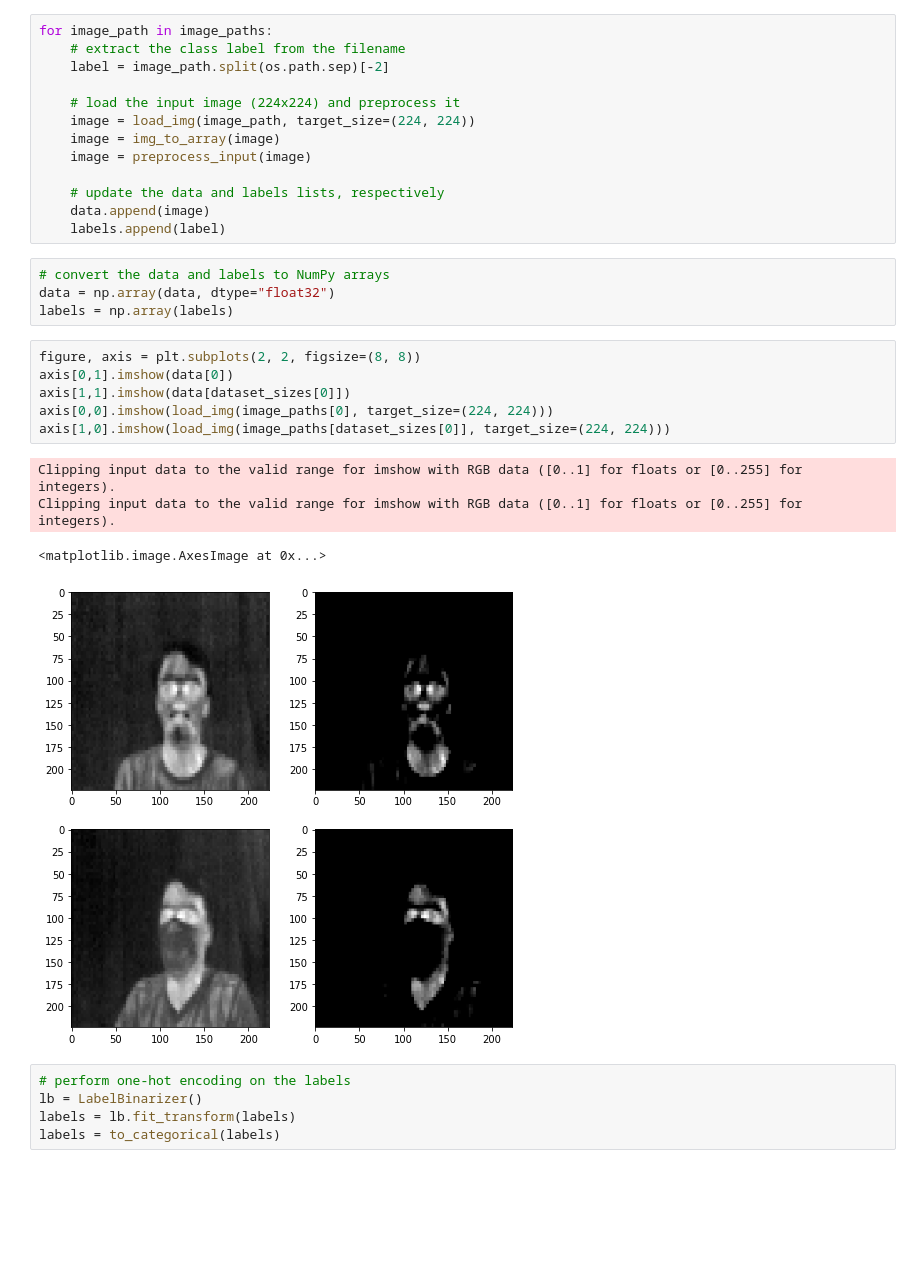
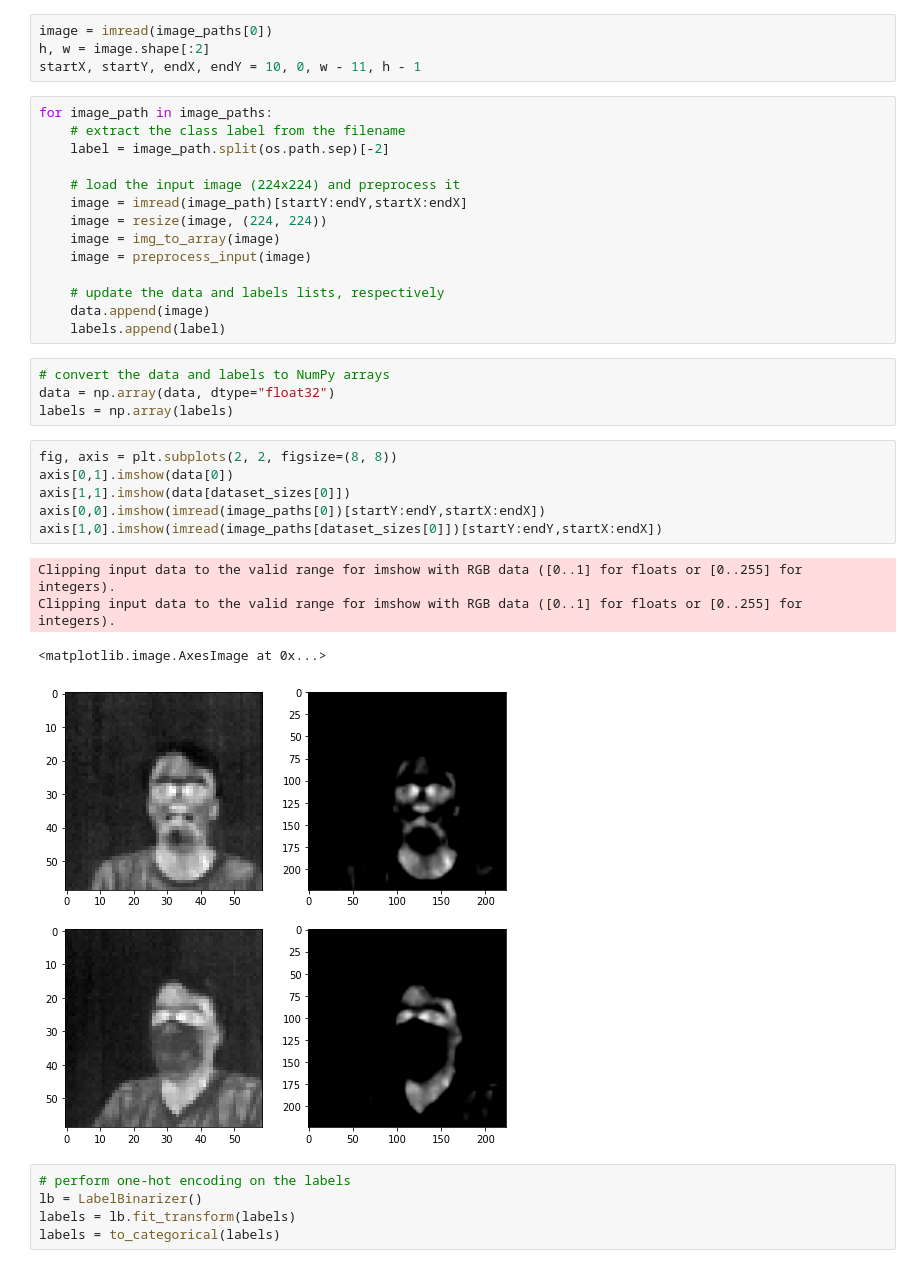
Before and after one commit to PacoV3/thermal-mask, a Jupyter notebook: train_thermal_mask.ipynb, the cells around one changed output. Saved outputs shown, nothing was run; the diff lists cells and outputs as text; blank space fills up the shorter version.

```diff
--- a/train_thermal_mask.ipynb
+++ b/train_thermal_mask.ipynb
@@ -43,13 +44,18 @@ dataset_folder = os.listdir('dataset')
 dataset_sizes = [len(os.listdir('dataset/'+folder)) for folder in dataset_folder]
 data = []
 labels = []
+# %%
+image = imread(image_paths[0])
+h, w = image.shape[:2]
+startX, startY, endX, endY = 10, 0, w - 11, h - 1
 # %%
 for image_path in image_paths:
     # extract the class label from the filename
     label = image_path.split(os.path.sep)[-2]
 
     # load the input image (224x224) and preprocess it
-    image = load_img(image_path, target_size=(224, 224))
+    image = imread(image_path)[startY:endY,startX:endX]
+    image = resize(image, (224, 224))
     image = img_to_array(image)
     image = preprocess_input(image)
 
@@ -61,16 +67,16 @@ for image_path in image_paths:
 data = np.array(data, dtype="float32")
 labels = np.array(labels)
 # %%
-figure, axis = plt.subplots(2, 2, figsize=(8, 8))
+fig, axis = plt.subplots(2, 2, figsize=(8, 8))
 axis[0,1].imshow(data[0])
 axis[1,1].imshow(data[dataset_sizes[0]])
-axis[0,0].imshow(load_img(image_paths[0], target_size=(224, 224)))
-axis[1,0].imshow(load_img(image_paths[dataset_sizes[0]], target_size=(224, 224)))
+axis[0,0].imshow(imread(image_paths[0])[startY:endY,startX:endX])
+axis[1,0].imshow(imread(image_paths[dataset_sizes[0]])[startY:endY,startX:endX])
 # %% [output]
 Clipping input data to the valid range for imshow with RGB data ([0..1] for floats or [0..255] for integers).
 Clipping input data to the valid range for imshow with RGB data ([0..1] for floats or [0..255] for integers).
 <matplotlib.image.AxesImage at 0x...>
-[figure, old version]
+[figure, new version]
 # %%
 # perform one-hot encoding on the labels
 lb = LabelBinarizer()
```
Also changed, not shown: parts of 8 cells of this notebook, 14 other files.
